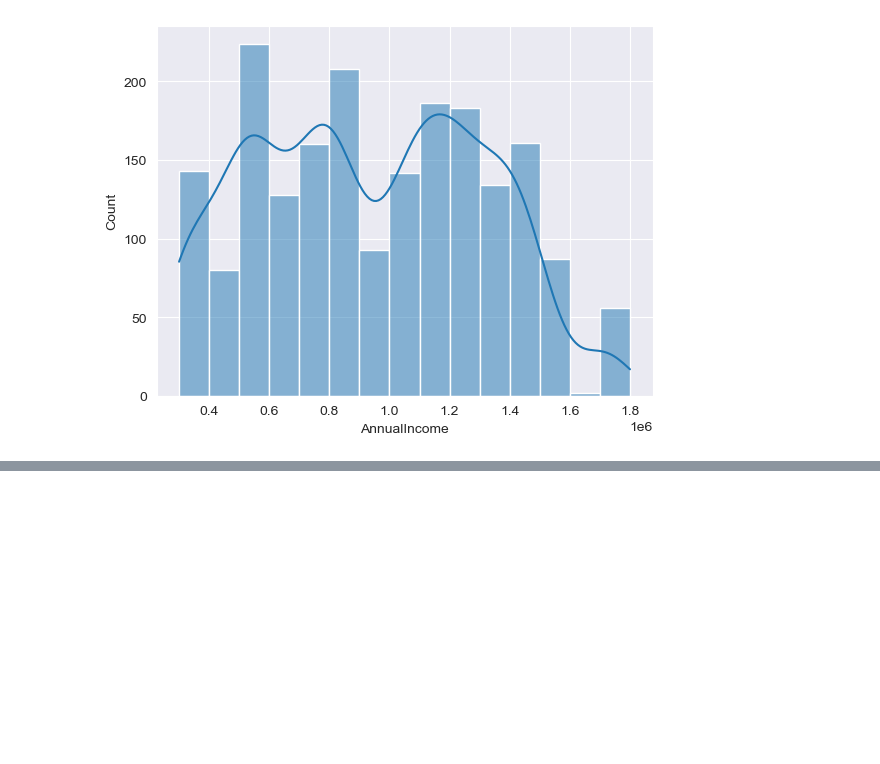
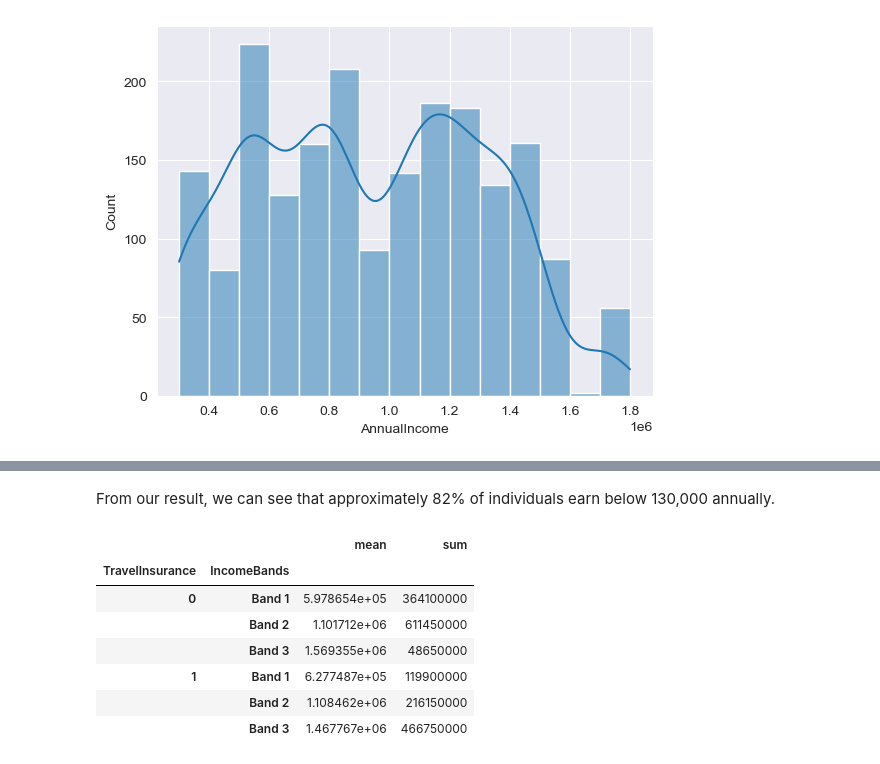
Before and after one commit to ade-mola/travel_insurance_analysis, a Jupyter notebook: notebooks/travel_insurance_analysis.ipynb, the cells around one changed output, grey strips where cells are left out. Cells and saved outputs as stored; diff of their text form; code cells hidden in the pictures; blank space fills up the shorter version.

```diff
--- a/notebooks/travel_insurance_analysis.ipynb
+++ b/notebooks/travel_insurance_analysis.ipynb
@@ -75,0 +126,13 @@ sns.histplot(data=raw_data, x='AnnualIncome', kde=True)
+# %% [markdown]
+From our result, we can see that approximately 82% of individuals earn below 130,000 annually.
+# %%
+raw_data.groupby(['TravelInsurance', 'IncomeBands'])['AnnualIncome'].agg({'sum', 'mean'})
+# %% [output]
+|  |  | mean | sum |
+| TravelInsurance | IncomeBands |  |  |
+| 0 | Band 1 | 5.978654e+05 | 364100000 |
+|  | Band 2 | 1.101712e+06 | 611450000 |
+|  | Band 3 | 1.569355e+06 | 48650000 |
+| 1 | Band 1 | 6.277487e+05 | 119900000 |
+|  | Band 2 | 1.108462e+06 | 216150000 |
+|  | Band 3 | 1.467767e+06 | 466750000 |
```
Also changed, not shown: parts of 10 cells of this notebook, 1 other file.
